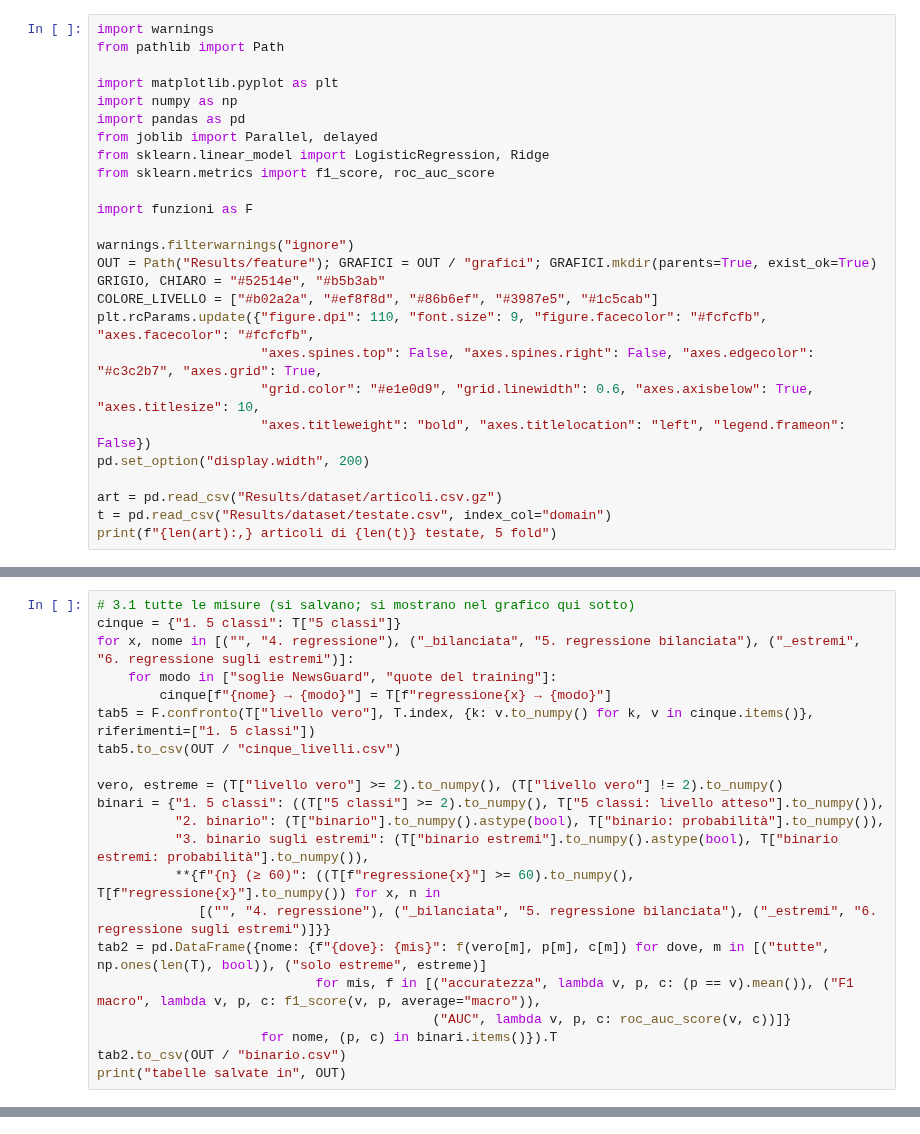
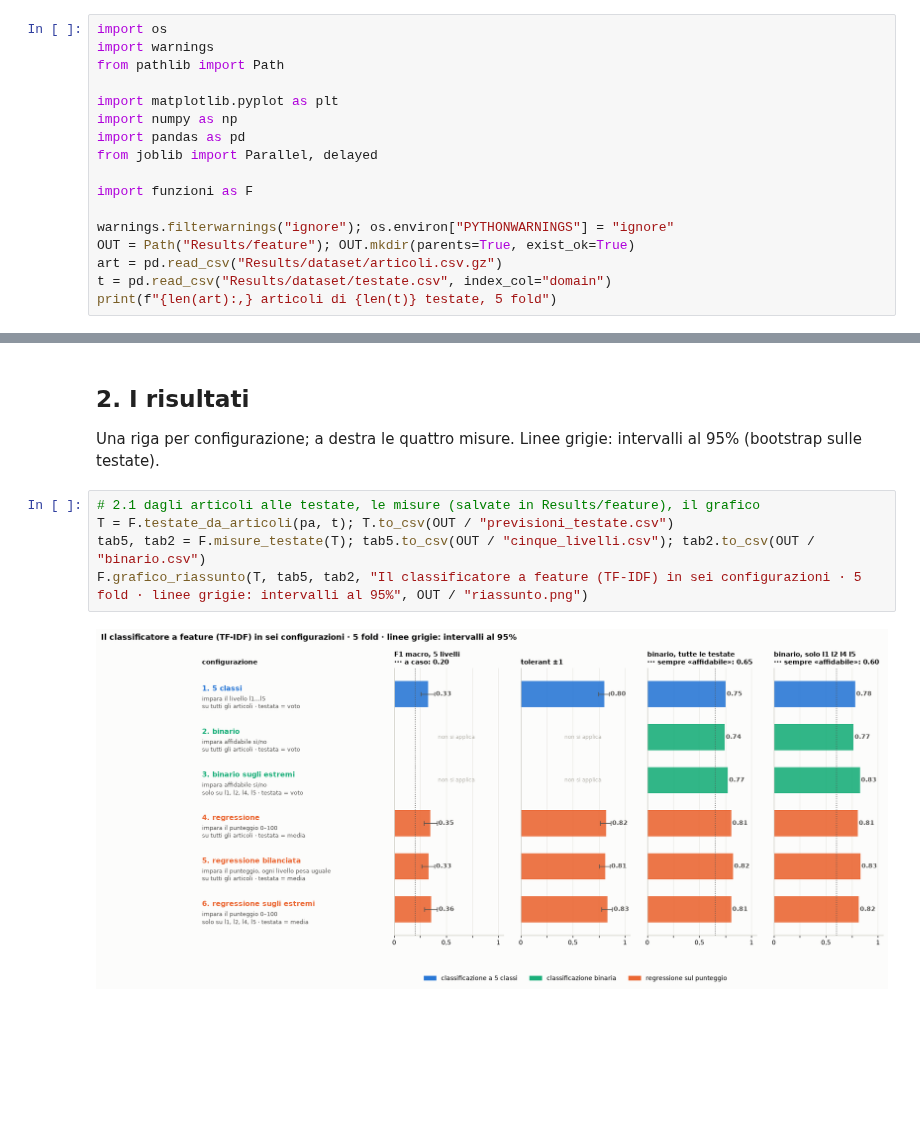
Before and after one commit to bianchi-john/PublisherClassification, a Jupyter notebook: Code/WebScience2027/Tentativi/16_DataPreparation/Results/03_feature_eseguito.ipynb, the cells around one changed output, grey strips where cells are left out. Saved outputs shown, nothing was run; the diff lists cells and outputs as text; blank space fills up the shorter version.

```diff
--- a/Code/WebScience2027/Tentativi/16_DataPreparation/Results/03_feature_eseguito.ipynb
+++ b/Code/WebScience2027/Tentativi/16_DataPreparation/Results/03_feature_eseguito.ipynb
@@ -19,4 +20,5 @@ alpha = 1.
 # %%
+import os
 import warnings
 from pathlib import Path
 
@@ -24,21 +26,11 @@ import matplotlib.pyplot as plt
 import numpy as np
 import pandas as pd
 from joblib import Parallel, delayed
-from sklearn.linear_model import LogisticRegression, Ridge
-from sklearn.metrics import f1_score, roc_auc_score
 
 import funzioni as F
 
-warnings.filterwarnings("ignore")
-OUT = Path("Results/feature"); GRAFICI = OUT / "grafici"; GRAFICI.mkdir(parents=True, exist_ok=True)
-GRIGIO, CHIARO = "#52514e", "#b5b3ab"
-COLORE_LIVELLO = ["#b02a2a", "#ef8f8d", "#86b6ef", "#3987e5", "#1c5cab"]
-plt.rcParams.update({"figure.dpi": 110, "font.size": 9, "figure.facecolor": "#fcfcfb", "axes.facecolor": "#fcfcfb",
-                     "axes.spines.top": False, "axes.spines.right": False, "axes.edgecolor": "#c3c2b7", "axes.grid": True,
-                     "grid.color": "#e1e0d9", "grid.linewidth": 0.6, "axes.axisbelow": True, "axes.titlesize": 10,
-                     "axes.titleweight": "bold", "axes.titlelocation": "left", "legend.frameon": False})
-pd.set_option("display.width", 200)
-
+warnings.filterwarnings("ignore"); os.environ["PYTHONWARNINGS"] = "ignore"
+OUT = Path("Results/feature"); OUT.mkdir(parents=True, exist_ok=True)
 art = pd.read_csv("Results/dataset/articoli.csv.gz")
 t = pd.read_csv("Results/dataset/testate.csv", index_col="domain")
 print(f"{len(art):,} articoli di {len(t)} testate, 5 fold")
@@ -127,21 +56,0 @@ si salvano in `Results/feature/`.
-# %%
-# 3.1 tutte le misure (si salvano; si mostrano nel grafico qui sotto)
-cinque = {"1. 5 classi": T["5 classi"]}
-for x, nome in [("", "4. regressione"), ("_bilanciata", "5. regressione bilanciata"), ("_estremi", "6. regressione sugli estremi")]:
-    for modo in ["soglie NewsGuard", "quote del training"]:
-        cinque[f"{nome} → {modo}"] = T[f"regressione{x} → {modo}"]
-tab5 = F.confronto(T["livello vero"], T.index, {k: v.to_numpy() for k, v in cinque.items()}, riferimenti=["1. 5 classi"])
-tab5.to_csv(OUT / "cinque_livelli.csv")
-
-vero, estreme = (T["livello vero"] >= 2).to_numpy(), (T["livello vero"] != 2).to_numpy()
-binari = {"1. 5 classi": ((T["5 classi"] >= 2).to_numpy(), T["5 classi: livello atteso"].to_numpy()),
-          "2. binario": (T["binario"].to_numpy().astype(bool), T["binario: probabilità"].to_numpy()),
-          "3. binario sugli estremi": (T["binario estremi"].to_numpy().astype(bool), T["binario estremi: probabilità"].to_numpy()),
-          **{f"{n} (≥ 60)": ((T[f"regressione{x}"] >= 60).to_numpy(), T[f"regressione{x}"].to_numpy()) for x, n in
-             [("", "4. regressione"), ("_bilanciata", "5. regressione bilanciata"), ("_estremi", "6. regressione sugli estremi")]}}
-tab2 = pd.DataFrame({nome: {f"{dove}: {mis}": f(vero[m], p[m], c[m]) for dove, m in [("tutte", np.ones(len(T), bool)), ("solo estreme", estreme)]
-                            for mis, f in [("accuratezza", lambda v, p, c: (p == v).mean()), ("F1 macro", lambda v, p, c: f1_score(v, p, average="macro")),
-                                           ("AUC", lambda v, p, c: roc_auc_score(v, c))]}
-                     for nome, (p, c) in binari.items()}).T
-tab2.to_csv(OUT / "binario.csv")
-print("tabelle salvate in", OUT)
@@ -215,0 +57,10 @@ plt.savefig(GRAFICI / "riassunto.png", dpi=180, bbox_inches="tight"); plt.show()
+# %% [markdown]
+## 2. I risultati
+Una riga per configurazione; a destra le quattro misure. Linee grigie: intervalli al 95% (bootstrap sulle testate).
+# %%
+# 2.1 dagli articoli alle testate, le misure (salvate in Results/feature), il grafico
+T = F.testate_da_articoli(pa, t); T.to_csv(OUT / "previsioni_testate.csv")
+tab5, tab2 = F.misure_testate(T); tab5.to_csv(OUT / "cinque_livelli.csv"); tab2.to_csv(OUT / "binario.csv")
+F.grafico_riassunto(T, tab5, tab2, "Il classificatore a feature (TF-IDF) in sei configurazioni · 5 fold · linee grigie: intervalli al 95%", OUT / "riassunto.png")
+# %% [output]
+[figure, added]
```
Also changed, not shown: parts of 12 cells of this notebook, 54 other files.
